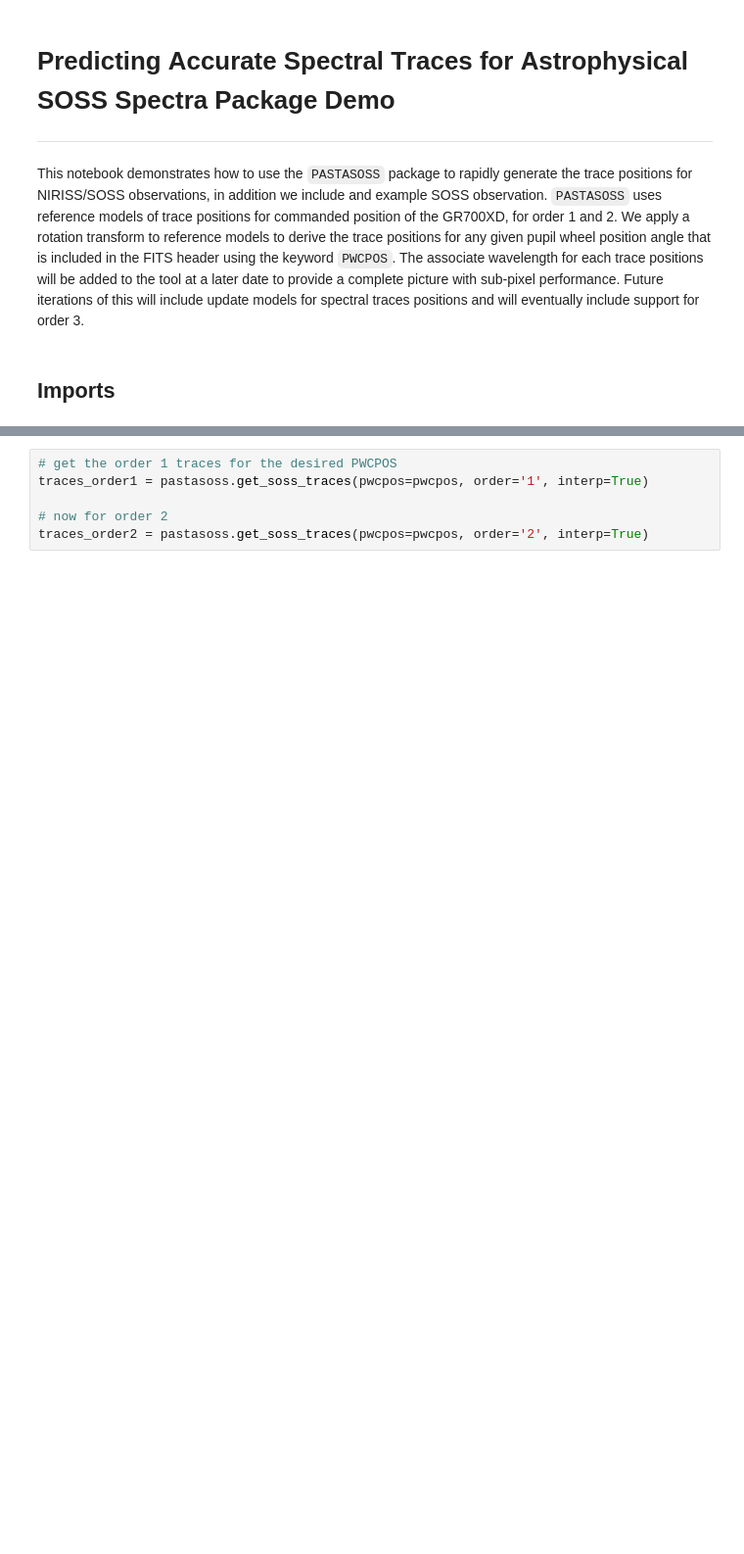
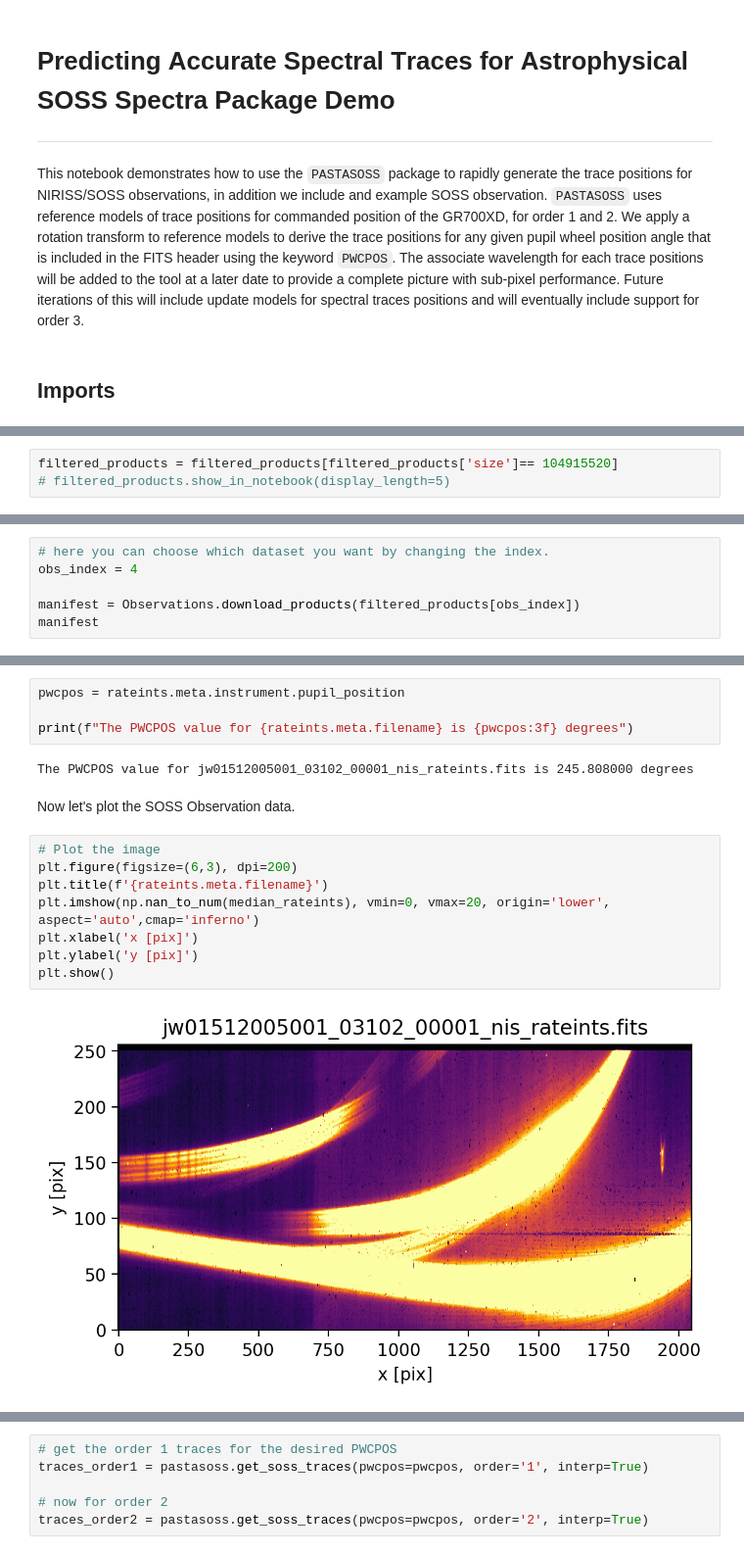
Before and after one commit to spacetelescope/pastasoss, a Jupyter notebook: notebooks/pastasoss_demo.ipynb, the cells around one changed output, grey strips where cells are left out. Shown at 98% size. Drawn from its saved outputs; the diff is of its cells as text; blank space fills up the shorter version.

```diff
--- a/notebooks/pastasoss_demo.ipynb
+++ b/notebooks/pastasoss_demo.ipynb
@@ -12,0 +40,3 @@ import pastasoss
+# %%
+filtered_products = filtered_products[filtered_products['size']== 104915520]
+# filtered_products.show_in_notebook(display_length=5)
@@ -12,0 +45,6 @@ import pastasoss
+# %%
+# here you can choose which dataset you want by changing the index.
+obs_index = 4
+
+manifest = Observations.download_products(filtered_products[obs_index])
+manifest
@@ -12,0 +91,18 @@ import pastasoss
+# %%
+pwcpos = rateints.meta.instrument.pupil_position
+
+print(f"The PWCPOS value for {rateints.meta.filename} is {pwcpos:3f} degrees")
+# %% [output]
+The PWCPOS value for jw01512005001_03102_00001_nis_rateints.fits is 245.808000 degrees
+# %% [markdown]
+Now let's plot the SOSS Observation data.
+# %%
+# Plot the image
+plt.figure(figsize=(6,3), dpi=200)
+plt.title(f'{rateints.meta.filename}')
+plt.imshow(np.nan_to_num(median_rateints), vmin=0, vmax=20, origin='lower', aspect='auto',cmap='inferno')
+plt.xlabel('x [pix]')
+plt.ylabel('y [pix]')
+plt.show()
+# %% [output]
+[figure, added]
```
Also changed, not shown: parts of 32 cells of this notebook.
